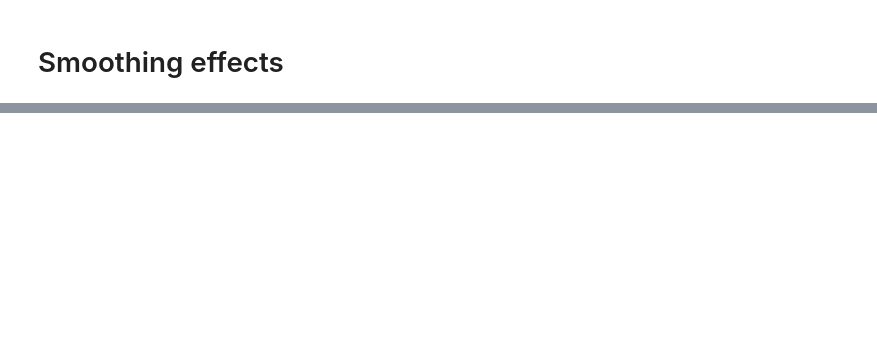
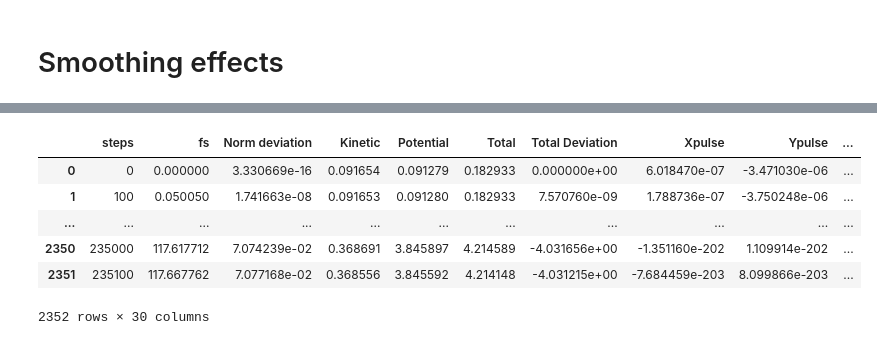
Before and after one commit to acuzzio/GridQuantumPropagator, a Jupyter notebook: Scripts/Windows_Paper.ipynb, the cells around one changed output, grey strips where cells are left out. Drawn from its saved outputs; the diff is of its cells as text; code cells hidden in the pictures; blank space fills up the shorter version.

```diff
--- a/Scripts/Windows_Paper.ipynb
+++ b/Scripts/Windows_Paper.ipynb
@@ -91,0 +280,13 @@ make_population_graphs(dfs, names, range(how_many_states))
+# %%
+#%matplotlib notebook
+
+numbers = [23,25]
+# y-IR140-S0notdivided_0000 y-UV-S0notdivided_0000
+names = [subfolders[x] for x in numbers]
+names = ['140','UV']
+
+dfs = [from_folder_to_dataframe(
+    os.path.join(fol, subfolders[x])) for x in numbers]
+
+how_many_states = 8
+make_population_graphs(dfs, names, range(how_many_states))
@@ -91,0 +307,10 @@ make_population_graphs(dfs, names, range(how_many_states))
+# %%
+dfs[0]
+# %% [output]
+|  | steps | fs | Norm deviation | Kinetic | Potential | Total | Total Deviation | Xpulse | Ypulse | ... |
+| 0 | 0 | 0.000000 | 3.330669e-16 | 0.091654 | 0.091279 | 0.182933 | 0.000000e+00 | 6.018470e-07 | -3.471030e-06 | ... |
+| 1 | 100 | 0.050050 | 1.741663e-08 | 0.091653 | 0.091280 | 0.182933 | 7.570760e-09 | 1.788736e-07 | -3.750248e-06 | ... |
+| ... | ... | ... | ... | ... | ... | ... | ... | ... | ... | ... |
+| 2350 | 235000 | 117.617712 | 7.074239e-02 | 0.368691 | 3.845897 | 4.214589 | -4.031656e+00 | -1.351160e-202 | 1.109914e-202 | ... |
+| 2351 | 235100 | 117.667762 | 7.077168e-02 | 0.368556 | 3.845592 | 4.214148 | -4.031215e+00 | -7.684459e-203 | 8.099866e-203 | ... |
+2352 rows × 30 columns
```
Also changed, not shown: parts of 24 cells of this notebook, 6 other files.
